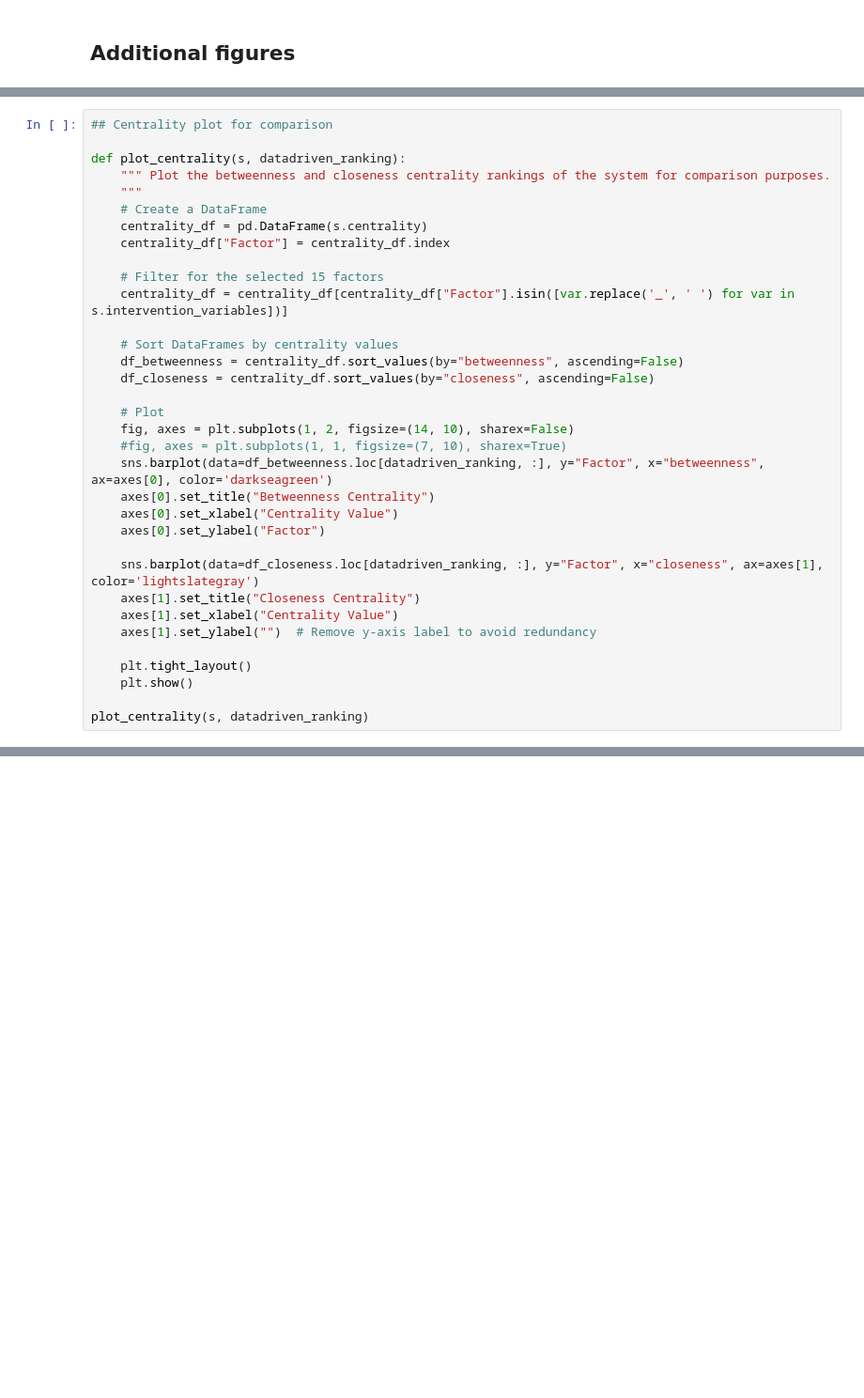
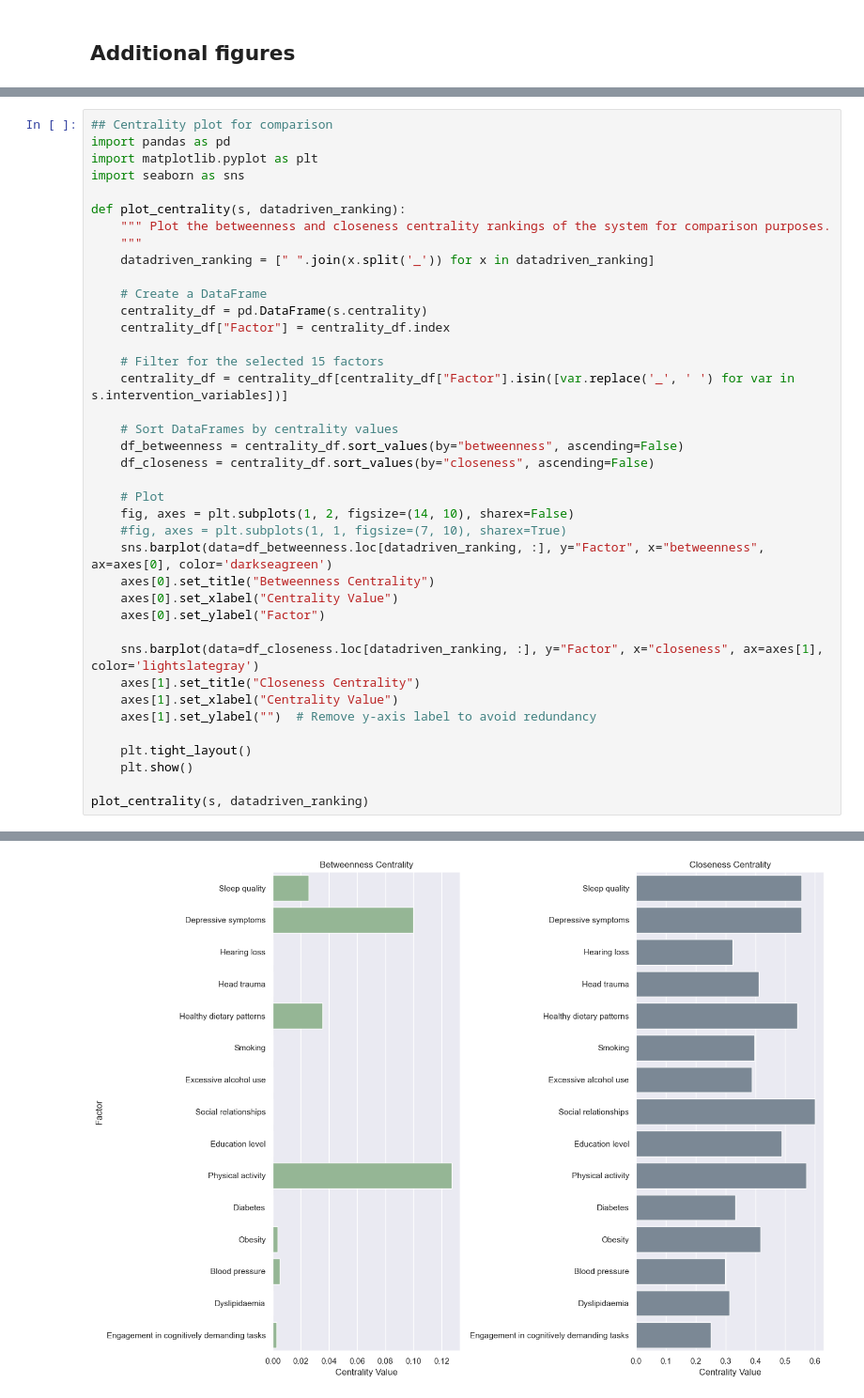
Before and after one commit to vvvasconcelos/SystemsInsightPipeline, a Jupyter notebook: tutorials/Alzheimer.ipynb, the cells around one changed output, grey strips where cells are left out. Shown at 94% size. Cells and saved outputs as stored; diff of their text form; blank space fills up the shorter version.

```diff
--- a/tutorials/Alzheimer.ipynb
+++ b/tutorials/Alzheimer.ipynb
@@ -122,10 +122,15 @@ plot_simulated_intervention_ranking(s, intervention_effects_per_voi[voi], voi,
 [figure]
 # %%
 ## Centrality plot for comparison
+import pandas as pd
+import matplotlib.pyplot as plt
+import seaborn as sns
 
 def plot_centrality(s, datadriven_ranking):
     """ Plot the betweenness and closeness centrality rankings of the system for comparison purposes.
     """
+    datadriven_ranking = [" ".join(x.split('_')) for x in datadriven_ranking]
+
     # Create a DataFrame
     centrality_df = pd.DataFrame(s.centrality)
     centrality_df["Factor"] = centrality_df.index
@@ -158,0 +163 @@ NameError: name 'pd' is not defined
+[figure, added]
```
Also changed, not shown: parts of 1 cell of this notebook, 1 other file.
